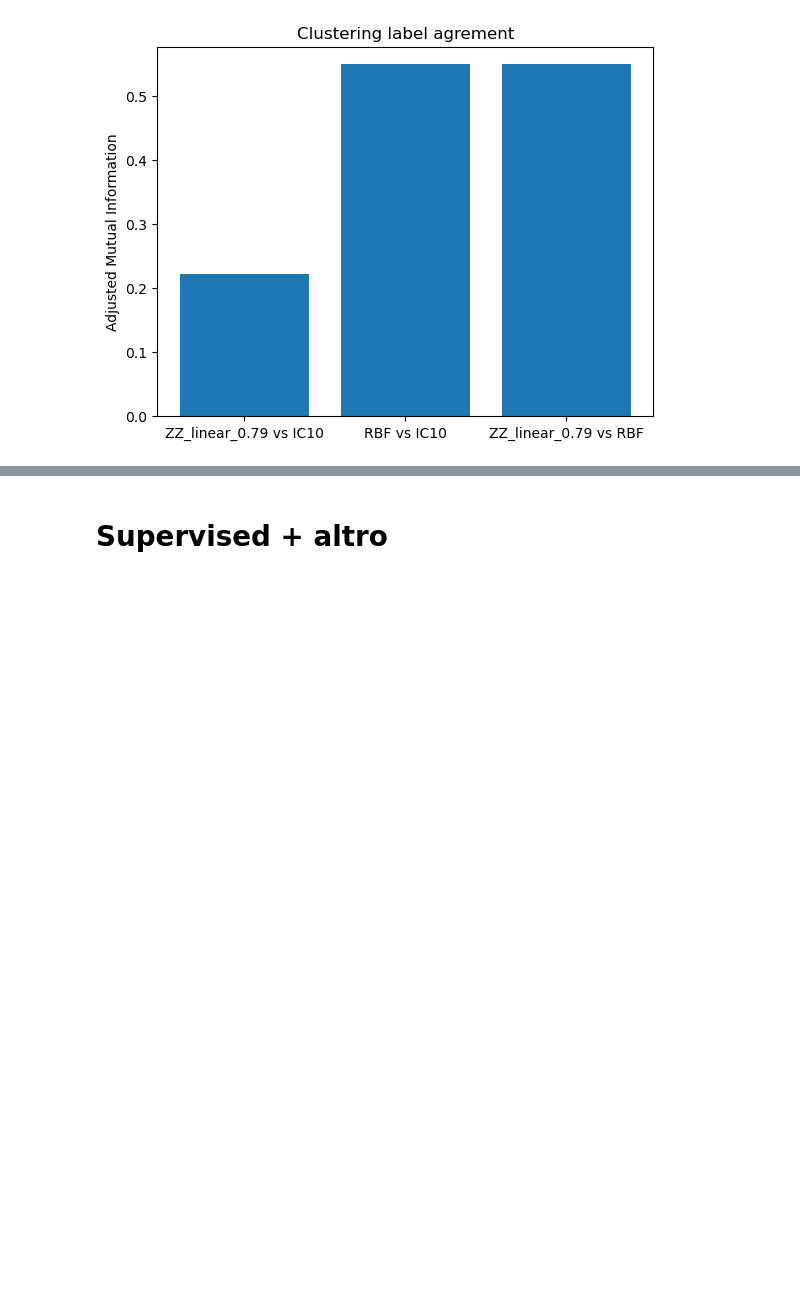
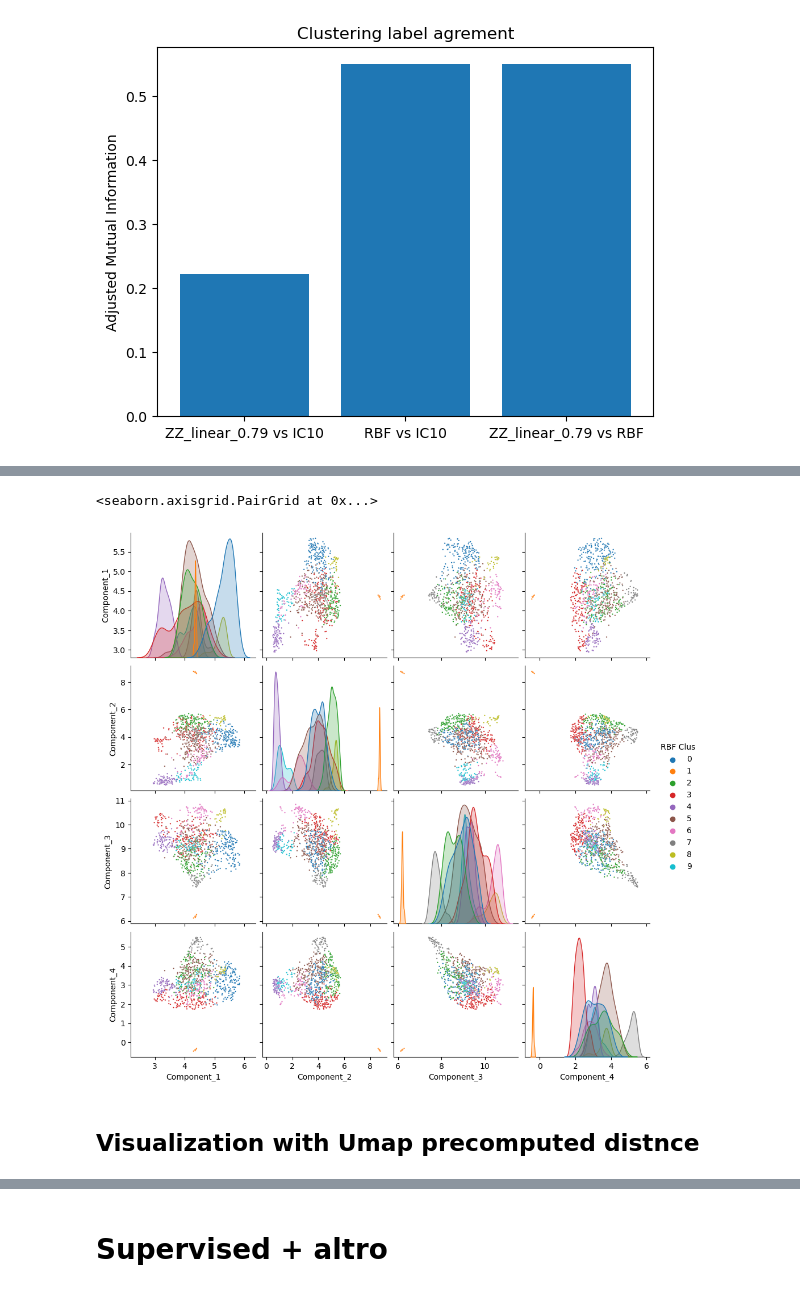
Before and after one commit to ctglab/QKomics, a Jupyter notebook: Clustering_plots.ipynb, the cells around one changed output, grey strips where cells are left out. Drawn from its saved outputs; the diff is of its cells as text; code cells hidden in the pictures; blank space fills up the shorter version.

```diff
--- a/Clustering_plots.ipynb
+++ b/Clustering_plots.ipynb
@@ -601,3 +601,5 @@ ax.set_title('Clustering label agrement')
 plt.show()
 # %% [output]
 [figure]
+# %%
+df_new_clust=pd.concat([X_train,df_new_clust],axis=1)
@@ -603,0 +615,7 @@ plt.show()
+# %%
+sns.pairplot(df_new_clust.drop(['IntClustMemb','Q_cluster'],axis=1), hue='RBF Clus',palette='tab10',plot_kws={"s": 3})
+# %% [output]
+<seaborn.axisgrid.PairGrid at 0x...>
+[figure, added]
+# %% [markdown]
+## Visualization with Umap precomputed distnce
```
Also changed, not shown: parts of 5 cells of this notebook, 39 other files.
